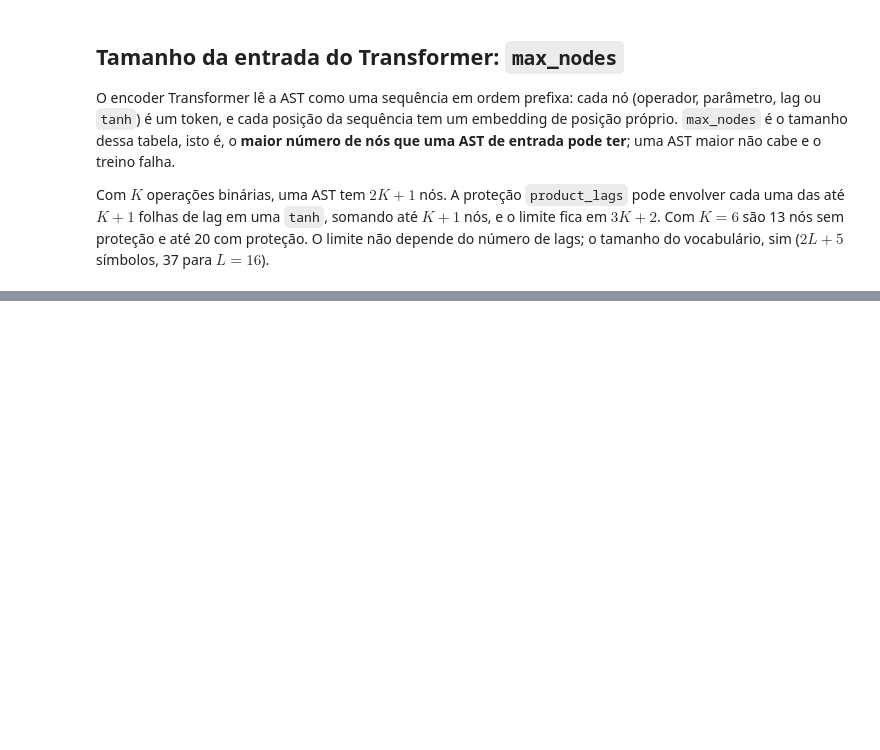
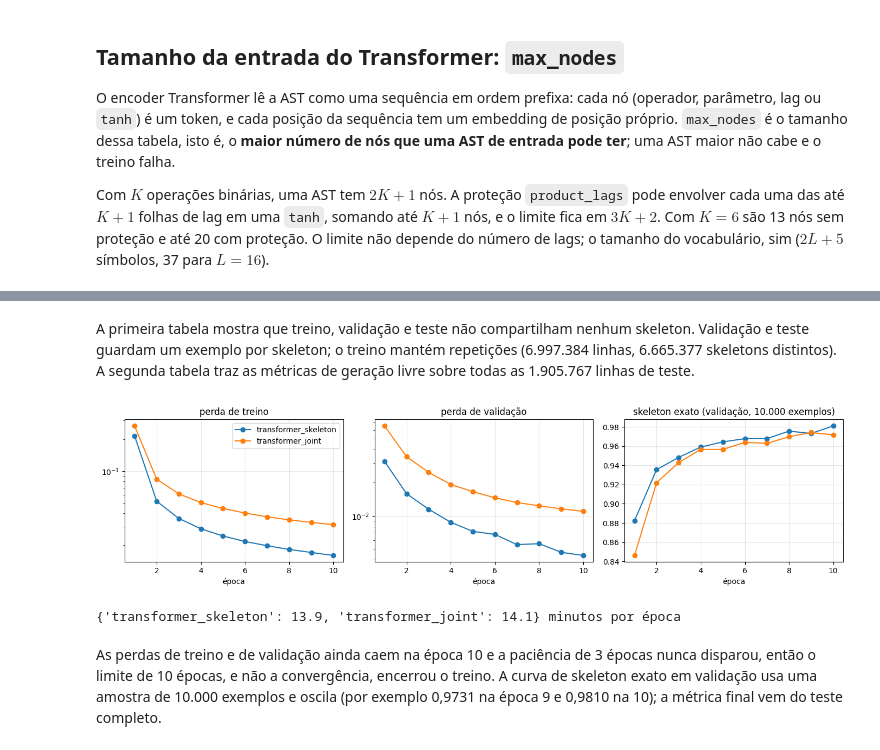
Before and after one commit to MateusWiteck/tsfmxai, a Jupyter notebook: experiments/canonicalization/06_train.ipynb, the cells around one changed output, grey strips where cells are left out. Cells and saved outputs as stored; diff of their text form; code cells hidden in the pictures; blank space fills up the shorter version.

```diff
--- a/experiments/canonicalization/06_train.ipynb
+++ b/experiments/canonicalization/06_train.ipynb
@@ -29,9 +33,15 @@ assert max_nodes >= nodes_protected, 'max_nodes é menor que a maior AST protegi
 # %%
 import subprocess,sys,torch
-device='cuda' if torch.cuda.is_available() else 'cpu'
-command=[sys.executable,str(ROOT/'scripts/run_canonical_5m.py'),
-         '--config',str(CONFIG_PATH.relative_to(ROOT)),
-         '--run-dir',str(RUN_DIR.relative_to(ROOT)),
-         '--device',device]
-print(' '.join(command))
-subprocess.run(command,cwd=ROOT,check=True)
+status_file=RUN_DIR/'status.json'
+finished=status_file.exists() and json.loads(status_file.read_text(encoding='utf8')).get('state')=='completed'
+RETRAIN=False  # True apaga a decisão abaixo e repete o treino (cerca de 5 h em GPU)
+if finished and not RETRAIN:
+    print('Execução concluída encontrada em',RUN_DIR.relative_to(ROOT),'- o treino não será repetido.')
+else:
+    device='cuda' if torch.cuda.is_available() else 'cpu'
+    command=[sys.executable,str(ROOT/'scripts/run_canonical_5m.py'),
+             '--config',str(CONFIG_PATH.relative_to(ROOT)),
+             '--run-dir',str(RUN_DIR.relative_to(ROOT)),
+             '--device',device]
+    print(' '.join(command))
+    subprocess.run(command,cwd=ROOT,check=True)
@@ -50,0 +80,20 @@ O resumo mostra cardinalidade, diversidade estrutural e métricas de cada varian
+# %% [markdown]
+A primeira tabela mostra que treino, validação e teste não compartilham nenhum skeleton. Validação e teste guardam um exemplo por skeleton; o treino mantém repetições (6.997.384 linhas, 6.665.377 skeletons distintos). A segunda tabela traz as métricas de geração livre sobre todas as 1.905.767 linhas de teste.
+# %%
+fig,axes=plt.subplots(1,3,figsize=(14,3.6))
+for name,result in status['results'].items():
+    history=pd.DataFrame(result['history'])
+    axes[0].plot(history.epoch,history.train_loss,marker='o',label=name)
+    axes[1].plot(history.epoch,history.validation_loss,marker='o',label=name)
+    axes[2].plot(history.epoch,history.validation_skeleton_exact,marker='o',label=name)
+for ax,title in zip(axes,['perda de treino','perda de validação','skeleton exato (validação, 10.000 exemplos)']):
+    ax.set_title(title); ax.set_xlabel('época'); ax.grid(alpha=.3)
+axes[0].set_yscale('log'); axes[1].set_yscale('log'); axes[0].legend()
+plt.tight_layout(); plt.show()
+epoch_minutes={name:pd.DataFrame(result['history']).seconds.mean()/60 for name,result in status['results'].items()}
+print({name:round(value,1) for name,value in epoch_minutes.items()},'minutos por época')
+# %% [output]
+[figure, added]
+{'transformer_skeleton': 13.9, 'transformer_joint': 14.1} minutos por época
+# %% [markdown]
+As perdas de treino e de validação ainda caem na época 10 e a paciência de 3 épocas nunca disparou, então o limite de 10 épocas, e não a convergência, encerrou o treino. A curva de skeleton exato em validação usa uma amostra de 10.000 exemplos e oscila (por exemplo 0,9731 na época 9 e 0,9810 na 10); a métrica final vem do teste completo.
```
Also changed, not shown: parts of 10 cells of this notebook, 2 other files.
